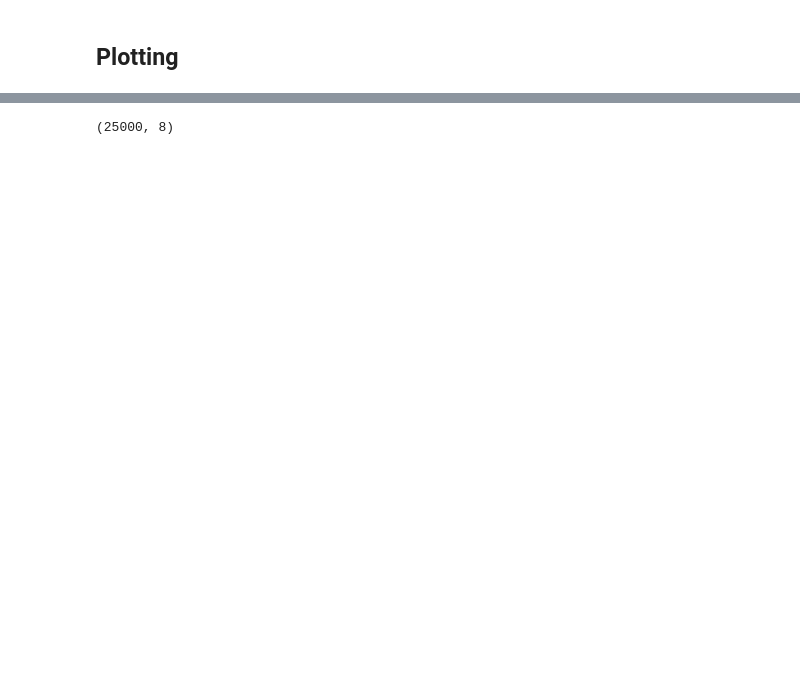
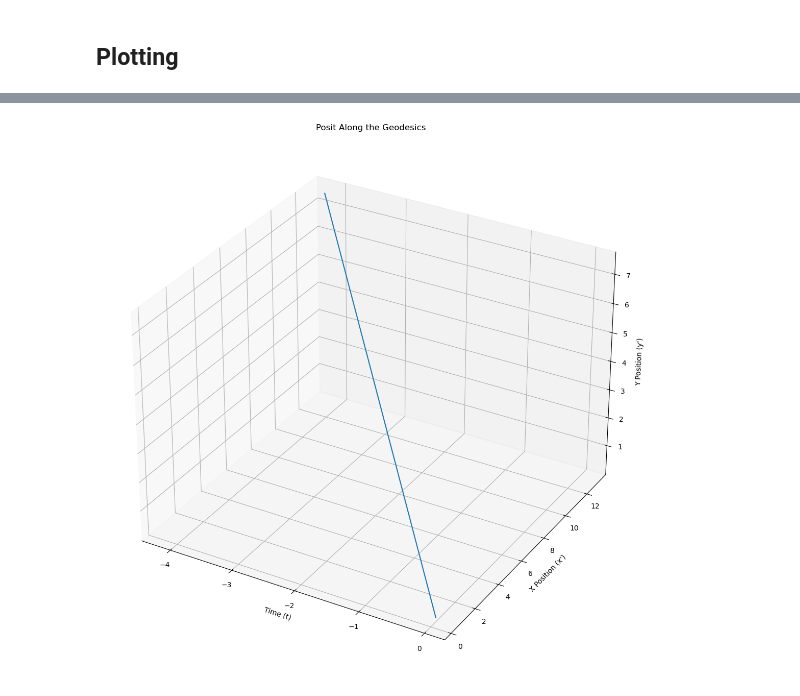
Before and after one commit to zanebeeai/GeneralRelativityStuff, a Jupyter notebook: revampedNullGeodesic/MM_Alcubierre.ipynb, the cells around one changed output, grey strips where cells are left out. Saved outputs shown, nothing was run; the diff lists cells and outputs as text; code cells hidden in the pictures; blank space fills up the shorter version.

```diff
--- a/revampedNullGeodesic/MM_Alcubierre.ipynb
+++ b/revampedNullGeodesic/MM_Alcubierre.ipynb
@@ -202,5 +202,5 @@ pt1 = (-Bquad+sp.sqrt(Bquad**2-4*metric[0,0]*Cquad))/(2*metric[0,0])
 pt2 = ((-Bquad - sp.sqrt(Bquad**2 - 4 * metric[0, 0] * Cquad)) / (2 * metric[0, 0]))
 
 
-pt1_lambda = sp.lambdify((t,x,y,z,vs,R,sigma,px,py,pz), pt1, "numpy")
-pt2_lambda = sp.lambdify((t,x,y,z,vs,R,sigma,px,py,pz), pt2, "numpy")
+pt1_lambda = sp.lambdify((t,x,y,z,vs,R,sigma,c,px,py,pz), pt1, "numpy")
+pt2_lambda = sp.lambdify((t,x,y,z,vs,R,sigma,c,px,py,pz), pt2, "numpy")
@@ -211,7 +211,7 @@ $\displaystyle - \frac{v_{s} \left(- \tanh{\left(\sigma \left(- R + \sqrt{\left(
 # %% [markdown]
 ## Following code assumes continuity with pt1 solution (plus)
 # %%
-args = (values[:, 0], values[:, 1], values[:, 2], values[:, 3], 1 , 2, 1, values[:, 5], values[:, 6], values[:, 7])
+args = (values[:, 0], values[:, 1], values[:, 2], values[:, 3], 1 , 2, 1, 3*10**8, values[:, 5], values[:, 6], values[:, 7])
 print(pt1_lambda(*args))
 print(pt2_lambda(*args))
 values[:,4]=pt1_lambda(*args)
@@ -235,10 +235,10 @@ L = 0
 # append a numpy copy of the array to geod
 geods.append(np.copy(values))
 
-dptdl_lambda = sp.lambdify((t, x, y, z, dt, dx, dy, dz, vs,R,sigma), dptdl, "numpy")
-dpxdl_lambda = sp.lambdify((t, x, y, z, dt, dx, dy, dz, vs,R,sigma), dpxdl, "numpy")
-dpydl_lambda = sp.lambdify((t, x, y, z, dt, dx, dy, dz, vs,R,sigma), dpydl, "numpy")
-dpzdl_lambda = sp.lambdify((t, x, y, z, dt, dx, dy, dz, vs,R,sigma), dpzdl, "numpy")
+dptdl_lambda = sp.lambdify((t, x, y, z, dt, dx, dy, dz, vs,R,sigma,c), dptdl, "numpy")
+dpxdl_lambda = sp.lambdify((t, x, y, z, dt, dx, dy, dz, vs,R,sigma,c), dpxdl, "numpy")
+dpydl_lambda = sp.lambdify((t, x, y, z, dt, dx, dy, dz, vs,R,sigma,c), dpydl, "numpy")
+dpzdl_lambda = sp.lambdify((t, x, y, z, dt, dx, dy, dz, vs,R,sigma,c), dpzdl, "numpy")
 
 print("starting iterations")
 start = time.time()
@@ -248,7 +248,7 @@ for i in range(iterations):
     L+=dL
 
     args = (values[:, 0], values[:, 1], values[:, 2], values[:, 3], values[:, 4], values[:, 5], values[:, 6],
-            values[:, 7], 1, 1, 1)
+            values[:, 7], 1, 1, 1, 3*10**8)
 
     dp=[
         dptdl_lambda(*args),
@@ -347,7 +347,59 @@ fig.update_layout(
 fig.show()
 # %% [output]
 [interactive output not drawn]
-# %%
-np.array([g[0, :] for g in geods]).shape
-# %% [output]
-(25000, 8)
+# %%
+import matplotlib.pyplot as plt
+from mpl_toolkits.mplot3d import Axes3D
+from matplotlib import cm
+from matplotlib.colors import ListedColormap, Normalize
+from matplotlib.colorbar import ColorbarBase
+import numpy as np
+
+fig = plt.figure(figsize=(30, 30))
+ax2 = fig.add_subplot(121, projection='3d')
+
+geods_transposed = geods.transpose(1, 0, 2)
+
+for geod_angle in geods_transposed:
+    positions = geod_angle[:, 0:4]
+    velocities = geod_angle[:, 4:]
+
+    ts, xs, ys, zs = zip(*positions)
+    tps, xps, yps, zps =  zip(*velocities)
+
+    # Plot for velocity
+    ax2.plot(ts, xs, ys)
+    ax2.set_xlabel('Time (t)')
+    ax2.set_ylabel("X Position (x')")
+    ax2.set_zlabel("Y Position (y')")
+    ax2.set_title("Posit Along the Geodesics")
+
+plt.show()
+
+
+
+
+# for geod, color, theta in zip(geods, colors, angles):
+#     print(geod.shape)
+#     positions = geod[:, 0:4]
+#     velocities = geod[:, 4:]
+
+#     ts, xs, ys, zs = zip(*positions)
+#     tps, xps, yps, zps =  zip(*velocities)
+
+
+#     # Plot for velocity
+#     ax2.plot(ts, xps, yps, color=color)
+#     ax2.set_xlabel('Time (t)')
+#     ax2.set_ylabel("X Velocity (x')")
+#     ax2.set_zlabel("Y Velocity (y')")
+#     ax2.set_title("Velocity Along the Geodesics")
+
+# Adding legends outside the plots
+# ax.legend(loc='center left', bbox_to_anchor=(1.05, 0.5), title="Initial angles")
+# ax2.legend(['Velocity Profiles'], loc='center left', bbox_to_anchor=(1.05, 0.5))
+
+# plt.tight_layout()
+#
+# %% [output]
+[figure, added]
```
Also changed, not shown: parts of 7 cells of this notebook.
